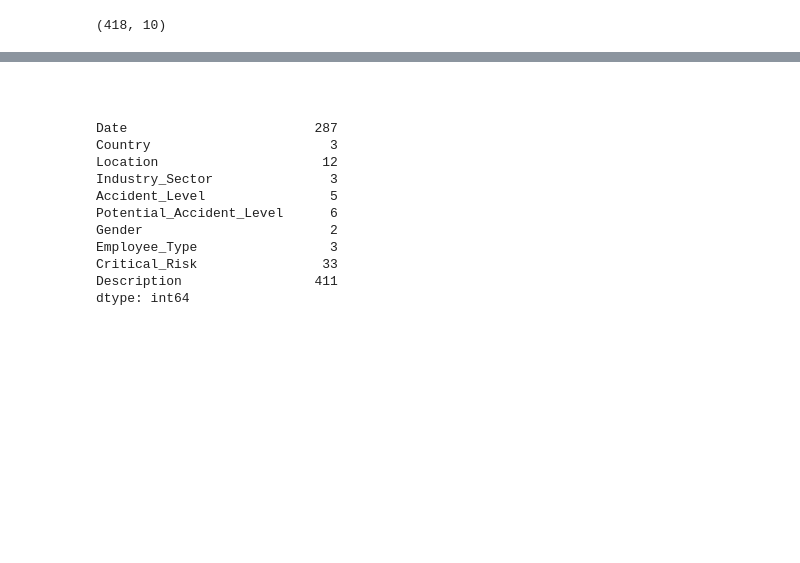
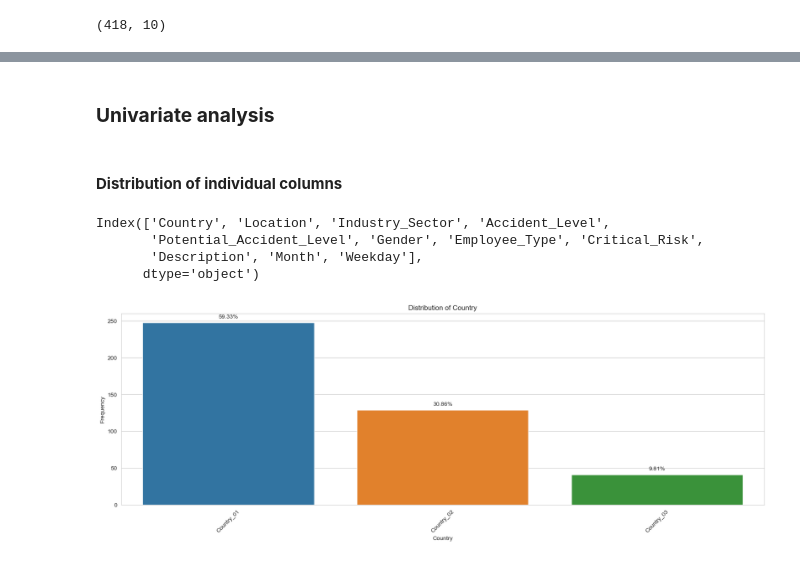
Before and after one commit to MeeruChandra/GL_NLP1_Group2, a Jupyter notebook: GLCapstone_NLP1.ipynb, the cells around one changed output, grey strips where cells are left out. Saved outputs shown, nothing was run; the diff lists cells and outputs as text; code cells hidden in the pictures; blank space fills up the shorter version.

Commit message:
Added Exploratory data analysis steps

```diff
--- a/GLCapstone_NLP1.ipynb
+++ b/GLCapstone_NLP1.ipynb
@@ -29,6 +29,7 @@ pd.set_option('max_colwidth', None)
 import numpy as np
 import matplotlib.pyplot as plt
 import seaborn as sns
+sns.set_style("whitegrid")
 
 # to ignore unnecessary warnings
 import warnings
@@ -157,0 +176,11 @@ df.shape
+# %%
+# Select all columns except 'Description'
+df_temp = df_proc_1.loc[:, df_proc_1.columns != 'Description']
+
+# Function to display unique values in each column except 'Date' and 'Description'
+def unique_values(df_temp):
+    for column in df_temp.columns:
+        print(f'{column}: {df_temp[column].unique()}')
+        print('-----------------------------------')
+
+unique_values(df_temp)
@@ -157,0 +207,4 @@ df.shape
+# %%
+# Drop the Day and Year columns
+df_proc_1.drop(columns=['Year', 'Day'], inplace=True)
+df_proc_1.head(3)
@@ -158,16 +218,33 @@ df.shape
 # %% [markdown]
-####
+### **Univariate analysis**
-# %%
-df.nunique()
-# %% [output]
-Date                        287
-Country                       3
-Location                     12
-Industry_Sector               3
-Accident_Level                5
-Potential_Accident_Level      6
-Gender                        2
-Employee_Type                 3
-Critical_Risk                33
-Description                 411
-dtype: int64
+# %% [markdown]
+#### **Distribution of individual columns**
+# %%
+df_proc_1.columns
+# %% [output]
+Index(['Country', 'Location', 'Industry_Sector', 'Accident_Level',
+       'Potential_Accident_Level', 'Gender', 'Employee_Type', 'Critical_Risk',
+       'Description', 'Month', 'Weekday'],
+      dtype='object')
+# %%
+# Function to plot distribution of each column
+def plot_countplot(df_temp, column):
+    plt.figure(figsize=(20, 6))
+    sns.countplot(data=df_temp, x=column, order=df_temp[column].value_counts().index)
+    plt.title(f'Distribution of {column}')
+    plt.xlabel(column)
+    plt.xticks(rotation=45)
+    plt.ylabel('Frequency')
+
+    # Annotate the frequency percentage of each label
+    total = len(df_temp[column])
+    for p in plt.gca().patches:
+        height = p.get_height()
+        percentage = f'{height / total:.2%}'
+        plt.gca().annotate(f'{percentage}', (p.get_x() + p.get_width() / 2., height), ha='center', va='center', xytext=(0, 10), textcoords='offset points')
+
+    plt.show()
+# %%
+plot_countplot(df_proc_1, 'Country')
+# %% [output]
+[figure, added]
```
Also changed, not shown: parts of 31 cells of this notebook, 1 other file.
